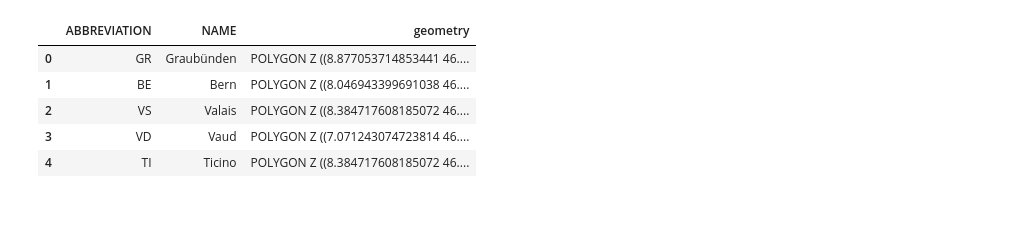
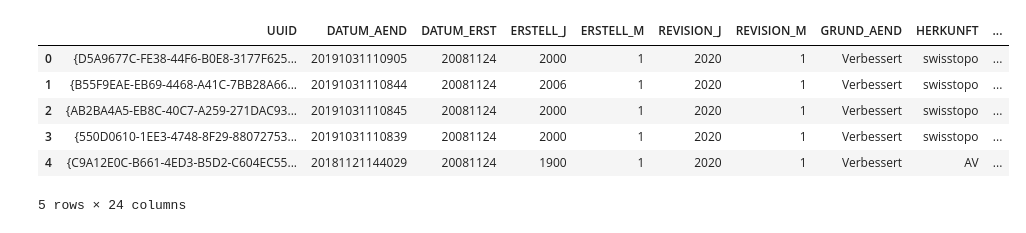
Before and after one commit to RogerKaufmann/ch-geojson, a Jupyter notebook: Convert_SHP_to_Geojson.ipynb, the cells around one changed output. Drawn from its saved outputs; the diff is of its cells as text; code cells hidden in the pictures.

```diff
--- a/Convert_SHP_to_Geojson.ipynb
+++ b/Convert_SHP_to_Geojson.ipynb
@@ -15,9 +8,0 @@ df = canton_geo_df.merge(abbr_df, how='left', on='NAME')[['ABBREVIATION', 'NAME'
-# %%
-df.head()
-# %% [output]
-|  | ABBREVIATION | NAME | geometry |
-| 0 | GR | Graubünden | POLYGON Z ((8.877053714853441 46.... |
-| 1 | BE | Bern | POLYGON Z ((8.046943399691038 46.... |
-| 2 | VS | Valais | POLYGON Z ((8.384717608185072 46.... |
-| 3 | VD | Vaud | POLYGON Z ((7.071243074723814 46.... |
-| 4 | TI | Ticino | POLYGON Z ((8.384717608185072 46.... |
@@ -24,2 +21,13 @@ df.head()
 # %%
-df.to_file("cantons.geojson", driver='GeoJSON',encoding='utf-8')
+# Municipalities
+muni_geo_df = read_shapefile(os.path.join('data', 'swissBOUNDARIES3D_1_3_TLM_HOHEITSGEBIET.shp'))
+muni_geo_df.to_file("municipalities.geojson", driver='GeoJSON',encoding='utf-8')
+muni_geo_df.head()
+# %% [output]
+|  | UUID | DATUM_AEND | DATUM_ERST | ERSTELL_J | ERSTELL_M | REVISION_J | REVISION_M | GRUND_AEND | HERKUNFT | ... |
+| 0 | {D5A9677C-FE38-44F6-B0E8-3177F625... | 20191031110905 | 20081124 | 2000 | 1 | 2020 | 1 | Verbessert | swisstopo | ... |
+| 1 | {B55F9EAE-EB69-4468-A41C-7BB28A66... | 20191031110844 | 20081124 | 2006 | 1 | 2020 | 1 | Verbessert | swisstopo | ... |
+| 2 | {AB2BA4A5-EB8C-40C7-A259-271DAC93... | 20191031110845 | 20081124 | 2000 | 1 | 2020 | 1 | Verbessert | swisstopo | ... |
+| 3 | {550D0610-1EE3-4748-8F29-88072753... | 20191031110839 | 20081124 | 2000 | 1 | 2020 | 1 | Verbessert | swisstopo | ... |
+| 4 | {C9A12E0C-B661-4ED3-B5D2-C604EC55... | 20181121144029 | 20081124 | 1900 | 1 | 2020 | 1 | Verbessert | AV | ... |
+5 rows × 24 columns
```
Also changed, not shown: parts of 6 cells of this notebook, 1 other file.
